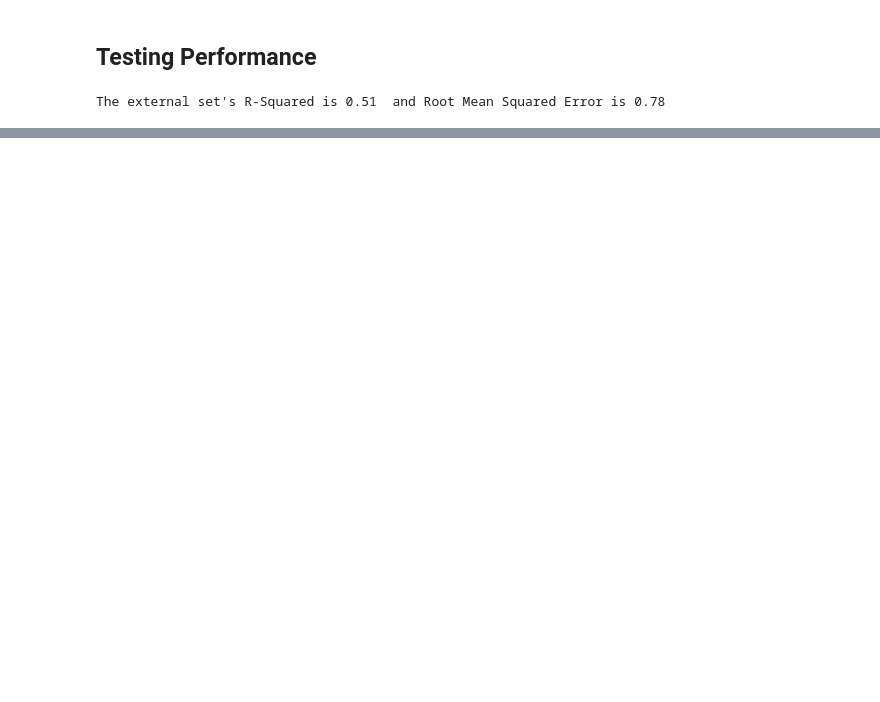
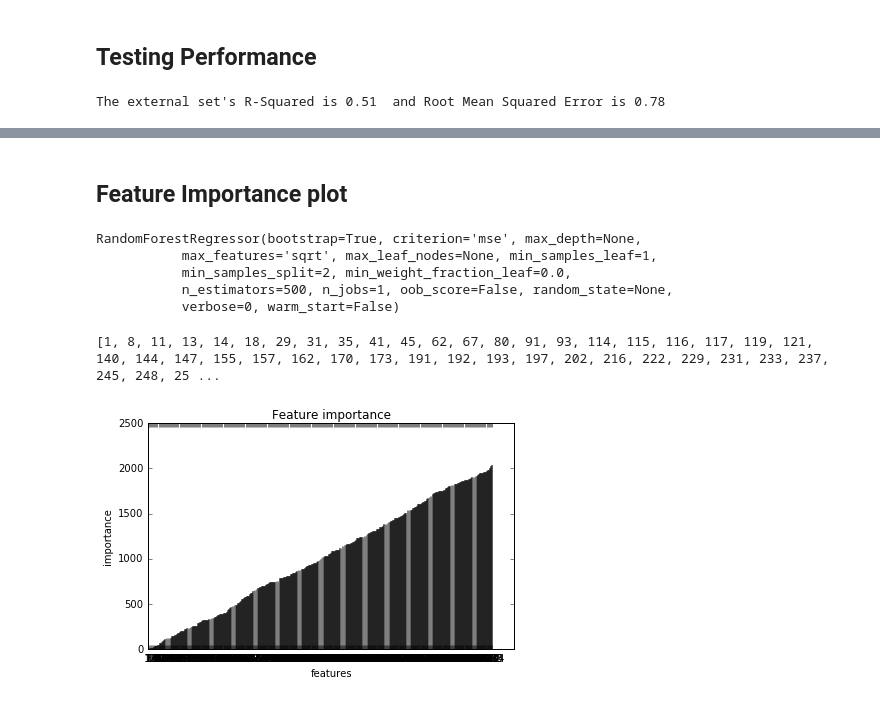
Before and after one commit to cdmbi/HDAC-Chembl, a Jupyter notebook: QSAR Analysis.ipynb, the cells around one changed output, grey strips where cells are left out. Saved outputs shown, nothing was run; the diff lists cells and outputs as text; code cells hidden in the pictures; blank space fills up the shorter version.

```diff
--- a/QSAR Analysis.ipynb
+++ b/QSAR Analysis.ipynb
@@ -144,0 +280,44 @@ The external set's R-Squared is 0.51  and Root Mean Squared Error is 0.78
+# %% [markdown]
+## Feature Importance plot
+# %%
+from sklearn.ensemble import RandomForestRegressor
+from sklearn.cross_validation import train_test_split, cross_val_predict, cross_val_score
+from sklearn.metrics import r2_score, mean_squared_error
+import numpy as np
+
+
+
+X_train, X_test, y_train, y_test = train_test_split(descriptors, pIC50,
+        test_size = 0.2)
+rf = RandomForestRegressor(n_estimators = 500, max_features = 'sqrt')
+rf.fit(X_train, y_train)
+# %% [output]
+RandomForestRegressor(bootstrap=True, criterion='mse', max_depth=None,
+           max_features='sqrt', max_leaf_nodes=None, min_samples_leaf=1,
+           min_samples_split=2, min_weight_fraction_leaf=0.0,
+           n_estimators=500, n_jobs=1, oob_score=False, random_state=None,
+           verbose=0, warm_start=False)
+# %%
+important_features = []
+for x,i in enumerate(rf.feature_importances_):
+    if i>np.average(rf.feature_importances_):
+        important_features.append((x))
+# %%
+print(important_features)
+# %% [output]
+[1, 8, 11, 13, 14, 18, 29, 31, 35, 41, 45, 62, 67, 80, 91, 93, 114, 115, 116, 117, 119, 121, 140, 144, 147, 155, 157, 162, 170, 173, 191, 192, 193, 197, 202, 216, 222, 229, 231, 233, 237, 245, 248, 25 ...
+# %%
+import numpy as np
+import matplotlib.pyplot as plt
+
+#plt.figure(figsize=(6 * 1.618, 6))
+index = np.arange(len(important_features))
+bar_width = 0.35
+plt.bar(index, important_features, color='black', alpha=0.5)
+plt.xlabel('features')
+plt.ylabel('importance')
+plt.title('Feature importance')
+plt.xticks(index + bar_width, important_features)
+plt.tight_layout()
+# %% [output]
+[figure, added]
```
Also changed, not shown: parts of 20 cells of this notebook.
